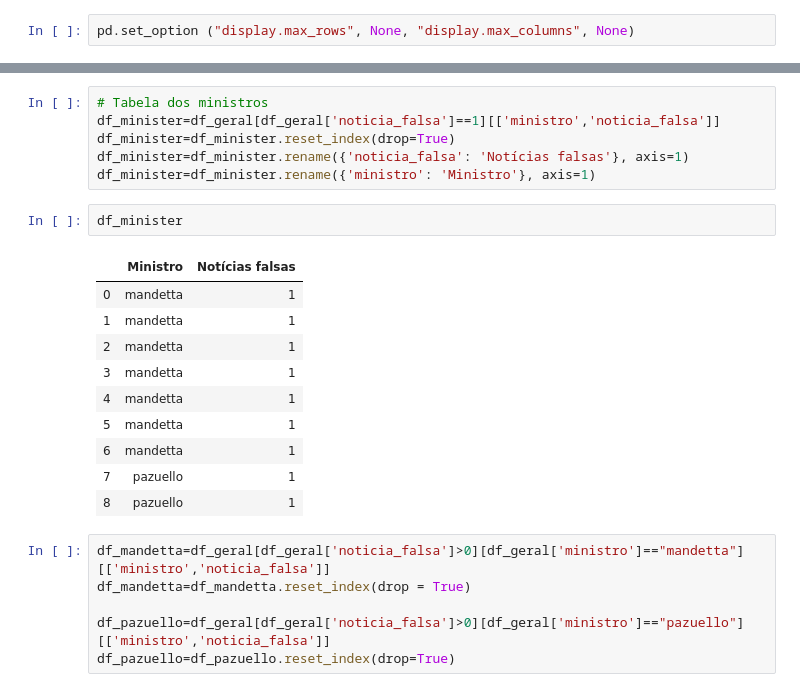
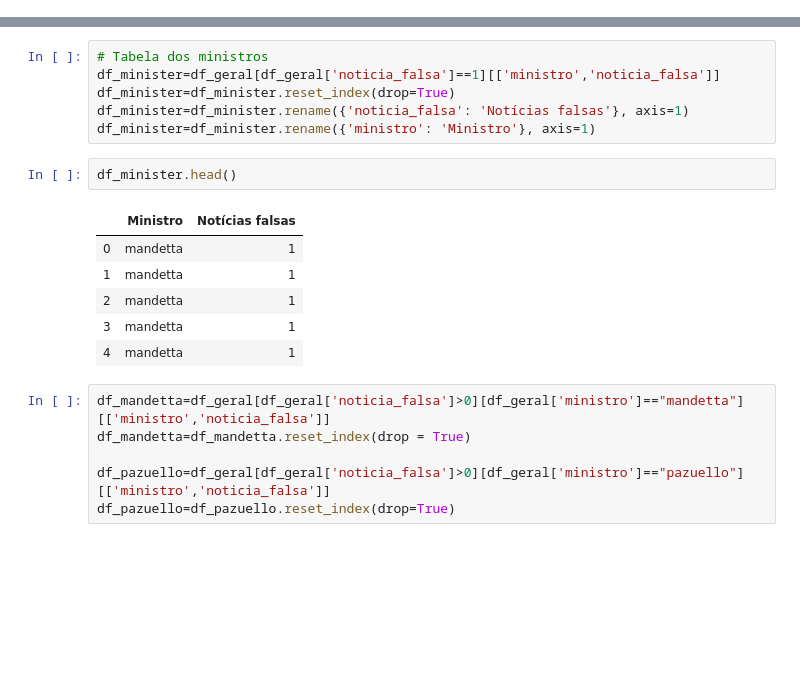
Before and after one commit to LarissaSGuimaraes/Data_MS, a Jupyter notebook: src/ms_geral.ipynb, the cells around one changed output, grey strips where cells are left out. Saved outputs shown, nothing was run; the diff lists cells and outputs as text; blank space fills up the shorter version.

```diff
--- a/src/ms_geral.ipynb
+++ b/src/ms_geral.ipynb
@@ -17,5 +15,3 @@ from matplotlib import rc
-# %%
-pd.set_option ("display.max_rows", None, "display.max_columns", None)
 # %% [markdown]
 ### Graphs' style
 # %%
@@ -137,18 +122,14 @@ df_minister=df_minister.reset_index(drop=True)
 df_minister=df_minister.rename({'noticia_falsa': 'Notícias falsas'}, axis=1)
 df_minister=df_minister.rename({'ministro': 'Ministro'}, axis=1)
 # %%
-df_minister
+df_minister.head()
 # %% [output]
 |  | Ministro | Notícias falsas |
 | 0 | mandetta | 1 |
 | 1 | mandetta | 1 |
 | 2 | mandetta | 1 |
 | 3 | mandetta | 1 |
 | 4 | mandetta | 1 |
-| 5 | mandetta | 1 |
-| 6 | mandetta | 1 |
-| 7 | pazuello | 1 |
-| 8 | pazuello | 1 |
 # %%
 df_mandetta=df_geral[df_geral['noticia_falsa']>0][df_geral['ministro']=="mandetta"][['ministro','noticia_falsa']]
 df_mandetta=df_mandetta.reset_index(drop = True)
```
Also changed, not shown: parts of 3 cells of this notebook.
